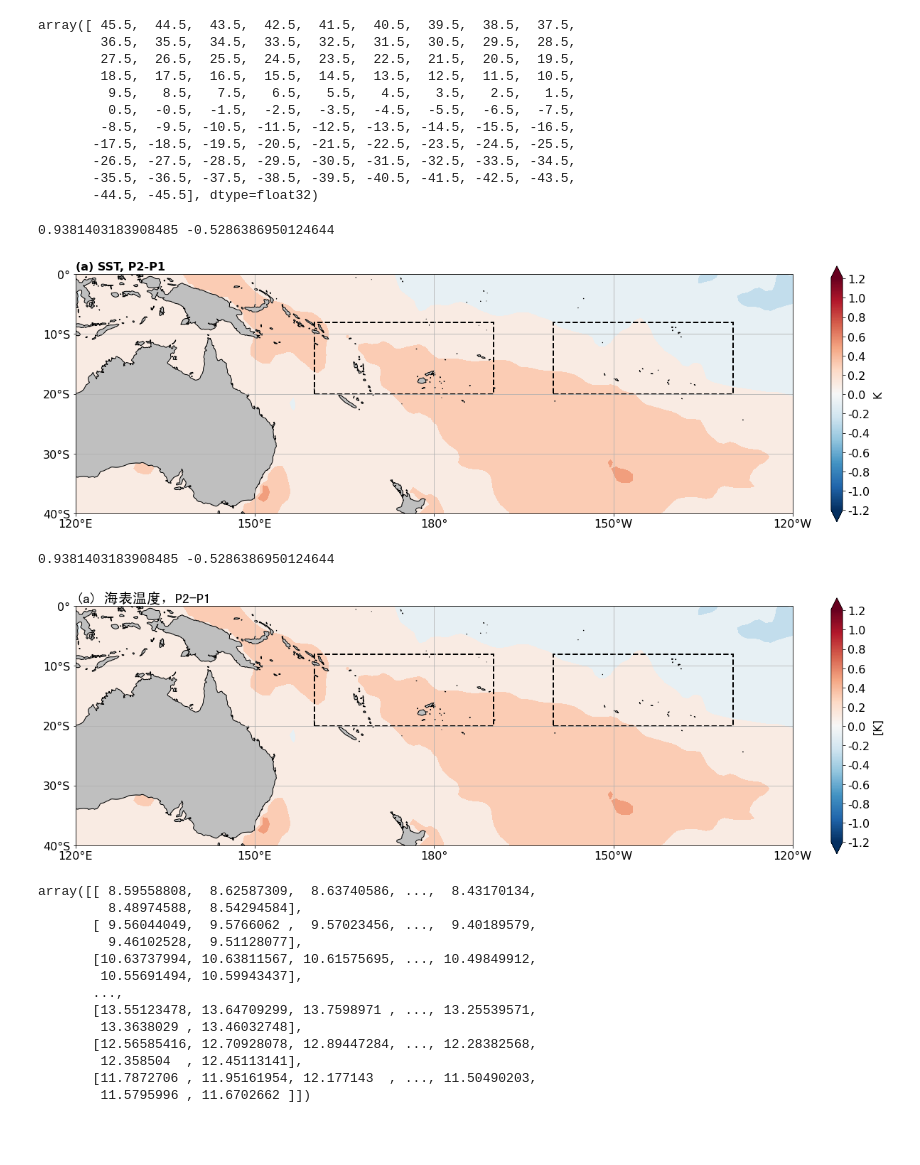
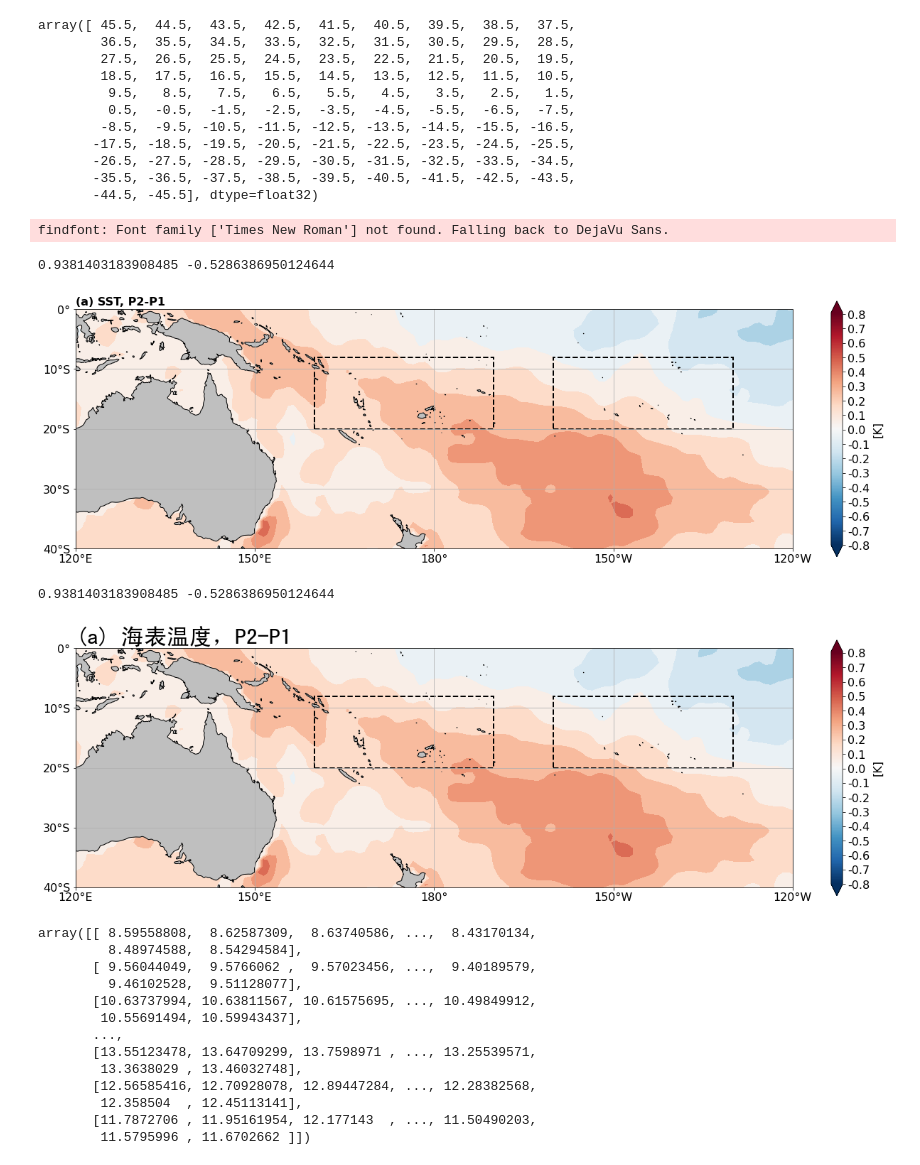
Before and after one commit to zeemeil/qixiang, a Jupyter notebook: sst_shift20240307.ipynb, the cells around one changed output. Drawn from its saved outputs; the diff is of its cells as text; code cells hidden in the pictures; blank space fills up the shorter version.

```diff
--- a/sst_shift20240307.ipynb
+++ b/sst_shift20240307.ipynb
@@ -126,9 +160,9 @@ config = {
          }
 rcParams.update(config)
 
-MAX = 1.21
-MIN = -1.2
-INTER = 0.2
+MAX = 0.81
+MIN = -0.8
+INTER = 0.1
 # 设置经纬度
 lon = longitude[:].data
 lat = latitude[44:136].data
@@ -199,8 +233,9 @@ fc1=fig.colorbar(mpl.cm.ScalarMappable(norm=norm,cmap=plt.cm.RdBu_r),
 plt.savefig("sst_shift20240307.png",dpi=300,bbox_inches='tight')
 plt.show()
 # %% [output]
-0.9381403183908485 -0.5286386950124644
+findfont: Font family ['Times New Roman'] not found. Falling back to DejaVu Sans.
+0.9381403183908485 -0.5286386950124644
-[figure, old version]
+[figure, new version]
 # %%
 from matplotlib import colors,cm
 import matplotlib as mpl
@@ -224,9 +259,9 @@ config = {
          }
 rcParams.update(config)
 
-MAX = 1.21
-MIN = -1.2
-INTER = 0.2
+MAX = 0.81
+MIN = -0.8
+INTER = 0.1
 # 设置经纬度
 lon = longitude[:].data
 lat = latitude[44:136].data
@@ -258,7 +293,7 @@ fig_ax1.xaxis.set_major_formatter(lon_formatter)
 fig_ax1.yaxis.set_major_formatter(lat_formatter)
 
 fig_ax1.set_title('(a) 海表温度，P2-P1',loc='left',
-                  fontsize =20, fontproperties='SimHei',
+                  fontsize =32, fontproperties='SimHei',
                   fontweight='bold')
 # fig_ax1.contourf(lon, lat, diff,
 #                 levels=bins,
@@ -273,34 +308,34 @@ cont = fig_ax1.contourf(lon_pacific, lat, diff_pacific_contre,
 # fig_ax1.contourf(lon, lat, diff,levels=[0,0.05,1], zorder=1, hatches=['....',None],colors="none", transform=ccrs.PlateCarree())
 black_quarter_b1 = patches.Rectangle((160,-20),30,12,linestyle = 'dashed',
                                   lw=2, edgecolor='black', facecolor='none',transform=ccrs.PlateCarree())
 black_quarter_b2 = patches.Rectangle((200,-20),30,12,linestyle = 'dashed',
                                   lw=2, edgecolor='black', facecolor='none',transform=ccrs.PlateCarree())
 fig_ax1.add_patch(black_quarter_b1)
 fig_ax1.add_patch(black_quarter_b2)
 
 norm = colors.Normalize(vmin=MIN, vmax=MAX)    #确定colormap的最大最小值
 
 # cmap=plt.cm.RdBu_r  #引用NCL的colormap
 
 # newcolors=cmap(np.linspace(-1.25,1.25,8))#分片操作，生成0到1的12个数据间隔的数组
 
 # newcmap=ListedColormap(newcolors[::1])  #重构为新的colormap
 
 fc1=fig.colorbar(mpl.cm.ScalarMappable(norm=norm,cmap=plt.cm.RdBu_r),
 #                  cax = fig.add_axes([0,0,0.05,0.9]),
                  orientation='vertical',
                  ticks=np.arange(MIN, MAX, INTER).tolist(),
                  label='[K]',
                  extend='both',
                 fraction=0.0155)
 
 # plt.colorbar(cont,fraction=0.012)
 
 plt.savefig("sst_shift20240307_cn.png",dpi=300,bbox_inches='tight')
 plt.show()
 # %% [output]
 0.9381403183908485 -0.5286386950124644
-[figure, old version]
+[figure, new version]
 # %%
 mean_two_phase
 # %% [output]
```
Also changed, not shown: parts of 3 cells of this notebook, 12 other files.
